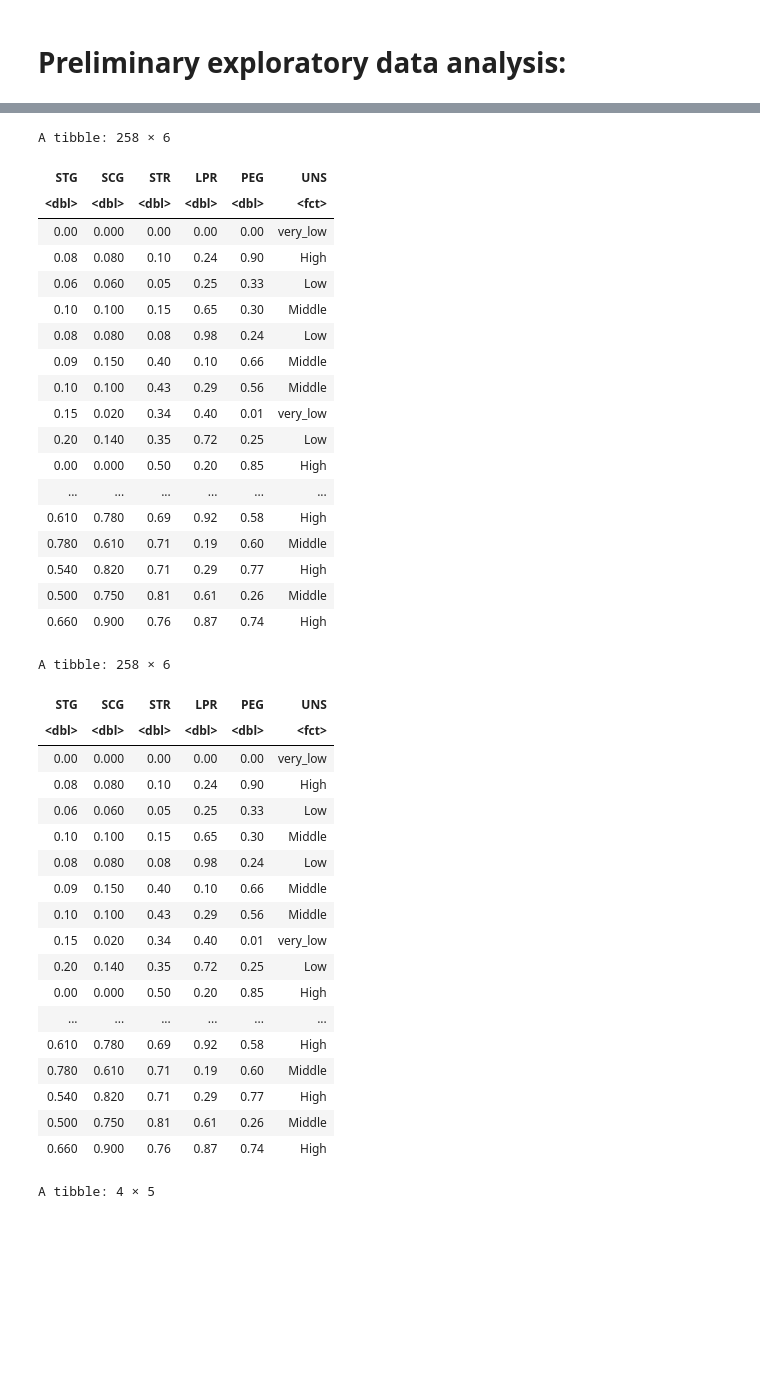
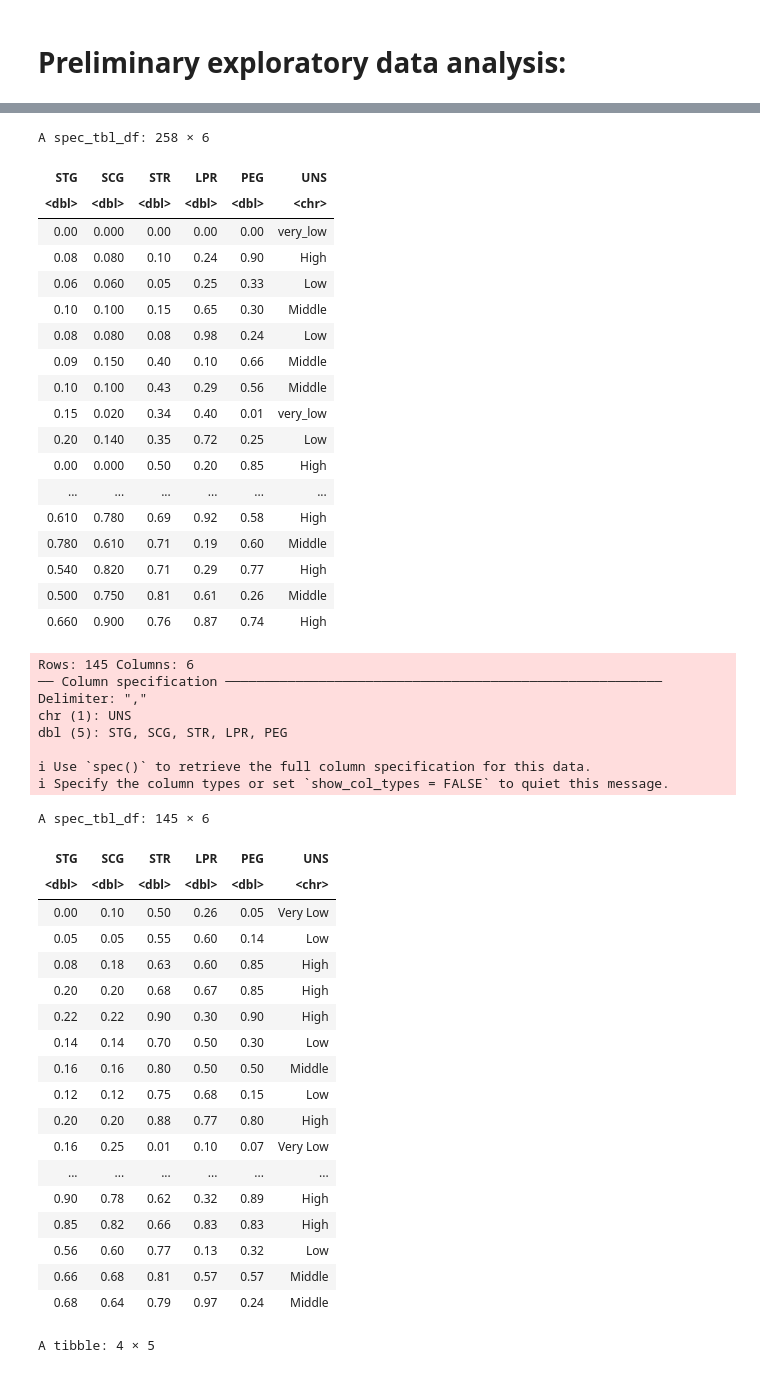
Before and after one commit to DennisZzz/DSCI100, a Jupyter notebook: user knowledge.ipynb, the cells around one changed output, grey strips where cells are left out. Saved outputs shown, nothing was run; the diff lists cells and outputs as text; code cells hidden in the pictures; blank space fills up the shorter version.

Commit message:
make the data reproducible

```diff
--- a/user knowledge.ipynb
+++ b/user knowledge.ipynb
@@ -45,21 +45,11 @@ Since it is an untidy data, we can use “select” function to delete the descr
 #PEG (The exam performance of user for goal objects)
 #UNS (The knowledge level of user)
 
-# Demonstrate that the dataset can be read from the web into R
-user_knowledge <- read_excel("/home/jovyan/Data_User_Modeling_Dataset_Hamdi Tolga KAHRAMAN.xls", sheet = 2)
-
-# Clean and wrangle your data into a tidy format
-user_knowledge_wrangle <- user_knowledge |>
-    select(STG:UNS)
-
-# Using only training data, summarize the data in at least one table (this is exploratory data analysis).
-user_knowledge_training <- user_knowledge_wrangle |>
-    select(STG:UNS) |>
-    mutate(UNS = as_factor(UNS))
+# read the training data from URL make the data reproducible
+user_knowledge_training <- read_csv("https://github.com/DennisZzz/DSCI100/raw/main/Data_User_Modeling_Dataset_Hamdi%20Tolga%20KAHRAMAN.csv")
 user_knowledge_training
 
-user_knowledge_testing <- user_knowledge_wrangle |>
-    select(STG:UNS) |>
-    mutate(UNS = as_factor(UNS))
+# read the testing data from URL make the data reproducible
+user_knowledge_testing <- read_csv("https://github.com/DennisZzz/DSCI100/raw/main/Data_User_Modeling_Dataset_Hamdi%20Tolga%20KAHRAMAN_testing.csv")
 user_knowledge_testing
 # %% [output]
@@ -69,41 +64,49 @@ New names:
-A tibble: 258 × 6
+A spec_tbl_df: 258 × 6
 | STG | SCG | STR | LPR | PEG | UNS |
-| <dbl> | <dbl> | <dbl> | <dbl> | <dbl> | <fct> |
+| <dbl> | <dbl> | <dbl> | <dbl> | <dbl> | <chr> |
 | 0.00 | 0.000 | 0.00 | 0.00 | 0.00 | very_low |
 | 0.08 | 0.080 | 0.10 | 0.24 | 0.90 | High |
 | 0.06 | 0.060 | 0.05 | 0.25 | 0.33 | Low |
 | 0.10 | 0.100 | 0.15 | 0.65 | 0.30 | Middle |
 | 0.08 | 0.080 | 0.08 | 0.98 | 0.24 | Low |
 | 0.09 | 0.150 | 0.40 | 0.10 | 0.66 | Middle |
 | 0.10 | 0.100 | 0.43 | 0.29 | 0.56 | Middle |
 | 0.15 | 0.020 | 0.34 | 0.40 | 0.01 | very_low |
 | 0.20 | 0.140 | 0.35 | 0.72 | 0.25 | Low |
 | 0.00 | 0.000 | 0.50 | 0.20 | 0.85 | High |
 | ... | ... | ... | ... | ... | ... |
 | 0.610 | 0.780 | 0.69 | 0.92 | 0.58 | High |
 | 0.780 | 0.610 | 0.71 | 0.19 | 0.60 | Middle |
 | 0.540 | 0.820 | 0.71 | 0.29 | 0.77 | High |
 | 0.500 | 0.750 | 0.81 | 0.61 | 0.26 | Middle |
 | 0.660 | 0.900 | 0.76 | 0.87 | 0.74 | High |
-A tibble: 258 × 6
+Rows: 145 Columns: 6
+── Column specification ────────────────────────────────────────────────────────
+Delimiter: ","
+chr (1): UNS
+dbl (5): STG, SCG, STR, LPR, PEG
+
+ℹ Use `spec()` to retrieve the full column specification for this data.
+ℹ Specify the column types or set `show_col_types = FALSE` to quiet this message.
+A spec_tbl_df: 145 × 6
 | STG | SCG | STR | LPR | PEG | UNS |
-| <dbl> | <dbl> | <dbl> | <dbl> | <dbl> | <fct> |
-| 0.00 | 0.000 | 0.00 | 0.00 | 0.00 | very_low |
-| 0.08 | 0.080 | 0.10 | 0.24 | 0.90 | High |
-| 0.06 | 0.060 | 0.05 | 0.25 | 0.33 | Low |
-| 0.10 | 0.100 | 0.15 | 0.65 | 0.30 | Middle |
-| 0.08 | 0.080 | 0.08 | 0.98 | 0.24 | Low |
-| 0.09 | 0.150 | 0.40 | 0.10 | 0.66 | Middle |
-| 0.10 | 0.100 | 0.43 | 0.29 | 0.56 | Middle |
-| 0.15 | 0.020 | 0.34 | 0.40 | 0.01 | very_low |
-| 0.20 | 0.140 | 0.35 | 0.72 | 0.25 | Low |
-| 0.00 | 0.000 | 0.50 | 0.20 | 0.85 | High |
+| <dbl> | <dbl> | <dbl> | <dbl> | <dbl> | <chr> |
+| 0.00 | 0.10 | 0.50 | 0.26 | 0.05 | Very Low |
+| 0.05 | 0.05 | 0.55 | 0.60 | 0.14 | Low |
+| 0.08 | 0.18 | 0.63 | 0.60 | 0.85 | High |
+| 0.20 | 0.20 | 0.68 | 0.67 | 0.85 | High |
+| 0.22 | 0.22 | 0.90 | 0.30 | 0.90 | High |
+| 0.14 | 0.14 | 0.70 | 0.50 | 0.30 | Low |
+| 0.16 | 0.16 | 0.80 | 0.50 | 0.50 | Middle |
+| 0.12 | 0.12 | 0.75 | 0.68 | 0.15 | Low |
+| 0.20 | 0.20 | 0.88 | 0.77 | 0.80 | High |
+| 0.16 | 0.25 | 0.01 | 0.10 | 0.07 | Very Low |
 | ... | ... | ... | ... | ... | ... |
-| 0.610 | 0.780 | 0.69 | 0.92 | 0.58 | High |
-| 0.780 | 0.610 | 0.71 | 0.19 | 0.60 | Middle |
-| 0.540 | 0.820 | 0.71 | 0.29 | 0.77 | High |
-| 0.500 | 0.750 | 0.81 | 0.61 | 0.26 | Middle |
-| 0.660 | 0.900 | 0.76 | 0.87 | 0.74 | High |
+| 0.90 | 0.78 | 0.62 | 0.32 | 0.89 | High |
+| 0.85 | 0.82 | 0.66 | 0.83 | 0.83 | High |
+| 0.56 | 0.60 | 0.77 | 0.13 | 0.32 | Low |
+| 0.66 | 0.68 | 0.81 | 0.57 | 0.57 | Middle |
+| 0.68 | 0.64 | 0.79 | 0.97 | 0.24 | Middle |
 # %%
 user_summary <- user_knowledge_training |>
     group_by(UNS)|>
```
Also changed, not shown: parts of 1 cell of this notebook.
